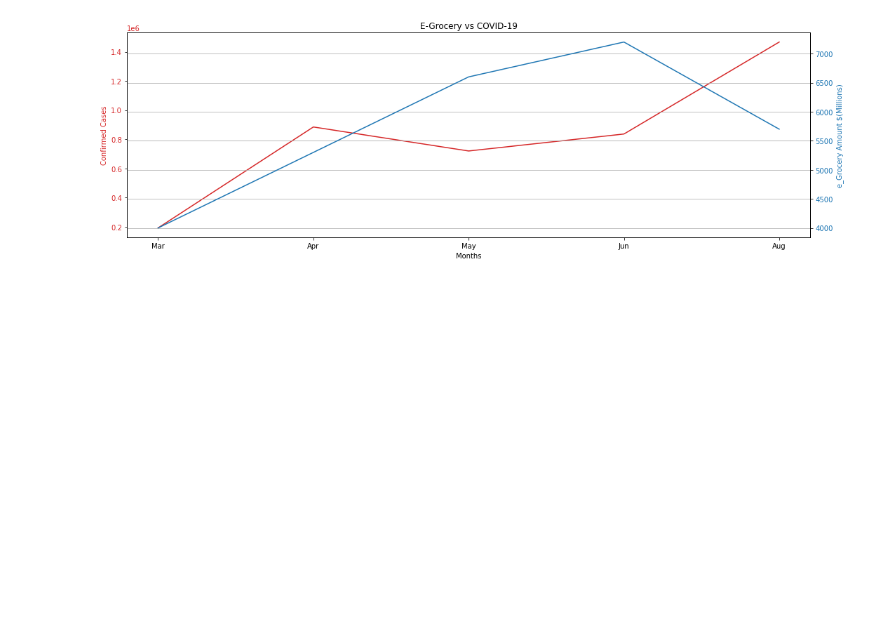
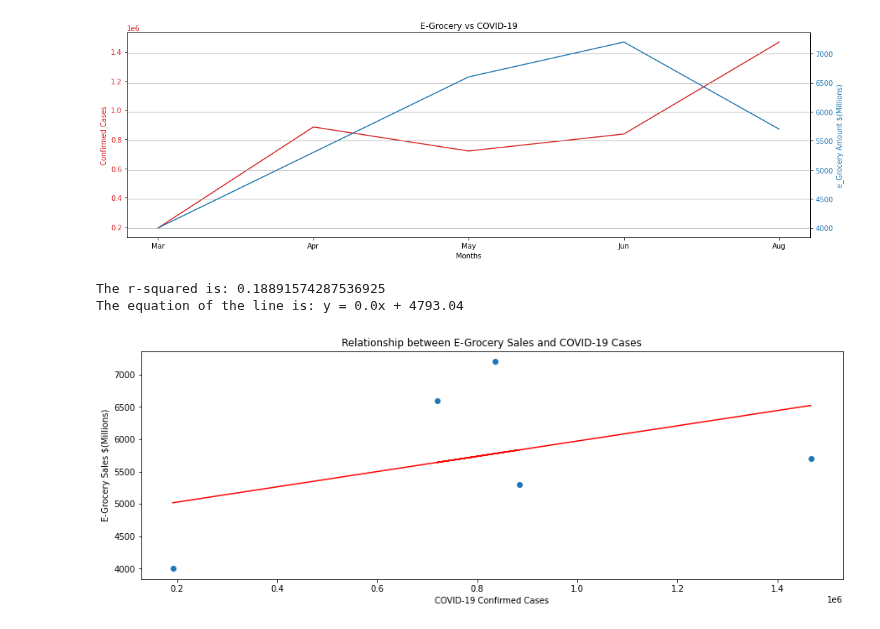
Before and after one commit to LenSin3/Conservatory-cvd19-retail, a Jupyter notebook: covid-retail.ipynb, the cells around one changed output. Drawn from its saved outputs; the diff is of its cells as text; code cells hidden in the pictures; blank space fills up the shorter version.

```diff
--- a/covid-retail.ipynb
+++ b/covid-retail.ipynb
@@ -967,3 +1039,25 @@ plt.savefig('e_grocery_covid_line.png')
 plt.show()
 # %% [output]
 [figure]
+# %%
+x_1 = state_for_egrocery
+y_1 = e_grocery_2020['Amount']
+
+
+
+(slope, intercept, rvalue, pvalue, stderr) = linregress(x_1, y_1)
+regress_values = x_1 * slope + intercept
+line_eq = "y = " + str(round(slope,2)) + "x + " + str(round(intercept,2))
+plt.scatter(x_1, y_1)
+plt.plot(x_1,regress_values,"r-")
+
+plt.xlabel('COVID-19 Confirmed Cases')
+plt.ylabel('E-Grocery Sales $(Millions)')
+plt.title('Relationship between E-Grocery Sales and COVID-19 Cases')
+print(f"The r-squared is: {rvalue**2}")
+print(f"The equation of the line is: {line_eq}")
+plt.show()
+# %% [output]
+The r-squared is: 0.18891574287536925
+The equation of the line is: y = 0.0x + 4793.04
+[figure, added]
```
Also changed, not shown: parts of 8 cells of this notebook.
